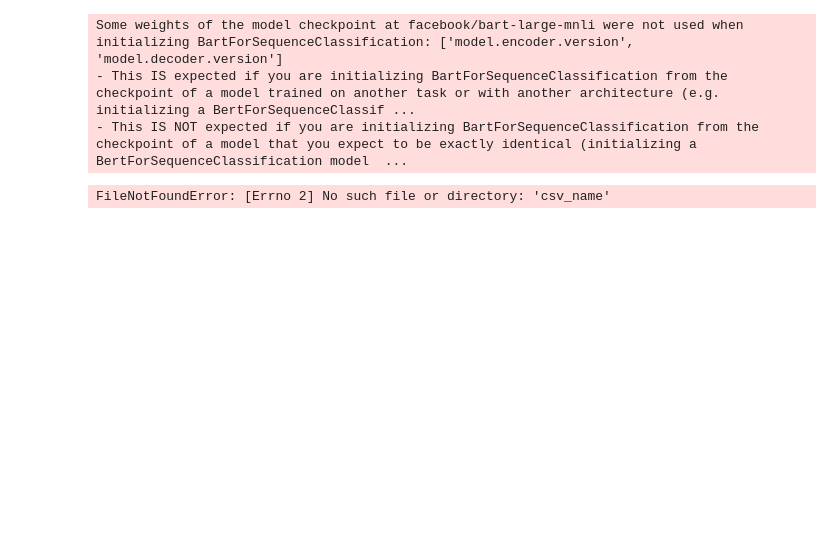
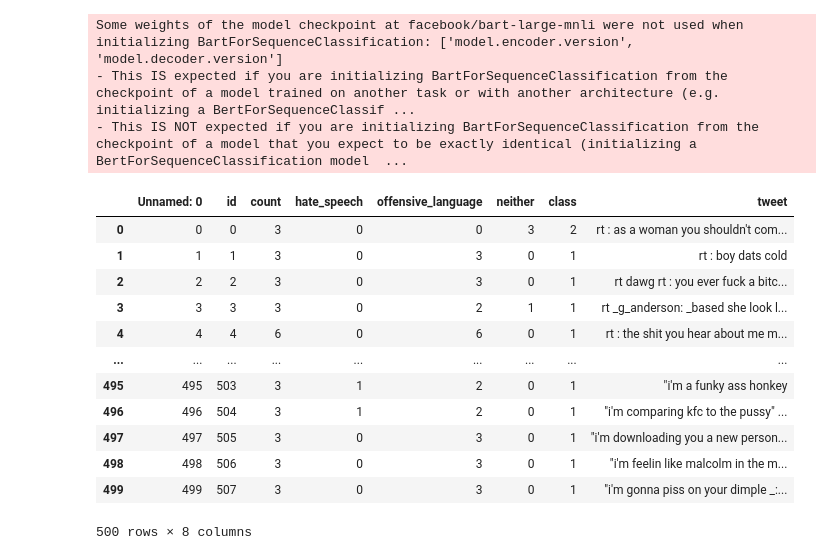
Before and after one commit to claraneu/trolling-trolls, a Jupyter notebook: Zero-shot classifier/Zero-shot classifier V2.ipynb, the cells around one changed output. Cells and saved outputs as stored; diff of their text form; code cells hidden in the pictures; blank space fills up the shorter version.

```diff
--- a/Zero-shot classifier/Zero-shot classifier V2.ipynb
+++ b/Zero-shot classifier/Zero-shot classifier V2.ipynb
@@ -16,11 +16,24 @@ Some weights of the model checkpoint at facebook/bart-large-mnli were not used w
 - This IS expected if you are initializing BartForSequenceClassification from the checkpoint of a model trained on another task or with another architecture (e.g. initializing a BertForSequenceClassif ...
 - This IS NOT expected if you are initializing BartForSequenceClassification from the checkpoint of a model that you expect to be exactly identical (initializing a BertForSequenceClassification model  ...
 # %%
-df_name  = pd.read_csv(r'csv_name')
+df_original  = pd.read_csv(r'copy.csv')
-# %% [output]
-FileNotFoundError: [Errno 2] No such file or directory: 'csv_name'
 # %%
 # Dataprocessing should be inputted here, see Clara's code
+df_name = df_original.head(500)
+# %% [output]
+|  | Unnamed: 0 | id | count | hate_speech | offensive_language | neither | class | tweet |
+| 0 | 0 | 0 | 3 | 0 | 0 | 3 | 2 | rt : as a woman you shouldn't com... |
+| 1 | 1 | 1 | 3 | 0 | 3 | 0 | 1 | rt : boy dats cold |
+| 2 | 2 | 2 | 3 | 0 | 3 | 0 | 1 | rt dawg rt : you ever fuck a bitc... |
+| 3 | 3 | 3 | 3 | 0 | 2 | 1 | 1 | rt _g_anderson: _based she look l... |
+| 4 | 4 | 4 | 6 | 0 | 6 | 0 | 1 | rt : the shit you hear about me m... |
+| ... | ... | ... | ... | ... | ... | ... | ... | ... |
+| 495 | 495 | 503 | 3 | 1 | 2 | 0 | 1 | "i'm a funky ass honkey |
+| 496 | 496 | 504 | 3 | 1 | 2 | 0 | 1 | "i'm comparing kfc to the pussy" ... |
+| 497 | 497 | 505 | 3 | 0 | 3 | 0 | 1 | "i'm downloading you a new person... |
+| 498 | 498 | 506 | 3 | 0 | 3 | 0 | 1 | "i'm feelin like malcolm in the m... |
+| 499 | 499 | 507 | 3 | 0 | 3 | 0 | 1 | "i'm gonna piss on your dimple _:... |
+500 rows × 8 columns
 # %%
 candidate_labels = ['racist', 'sexist', 'hatespeech', 'neutral']
 candidate_results = [0, 0, 0, 0]
```
Also changed, not shown: parts of 3 cells of this notebook, 1 other file.
